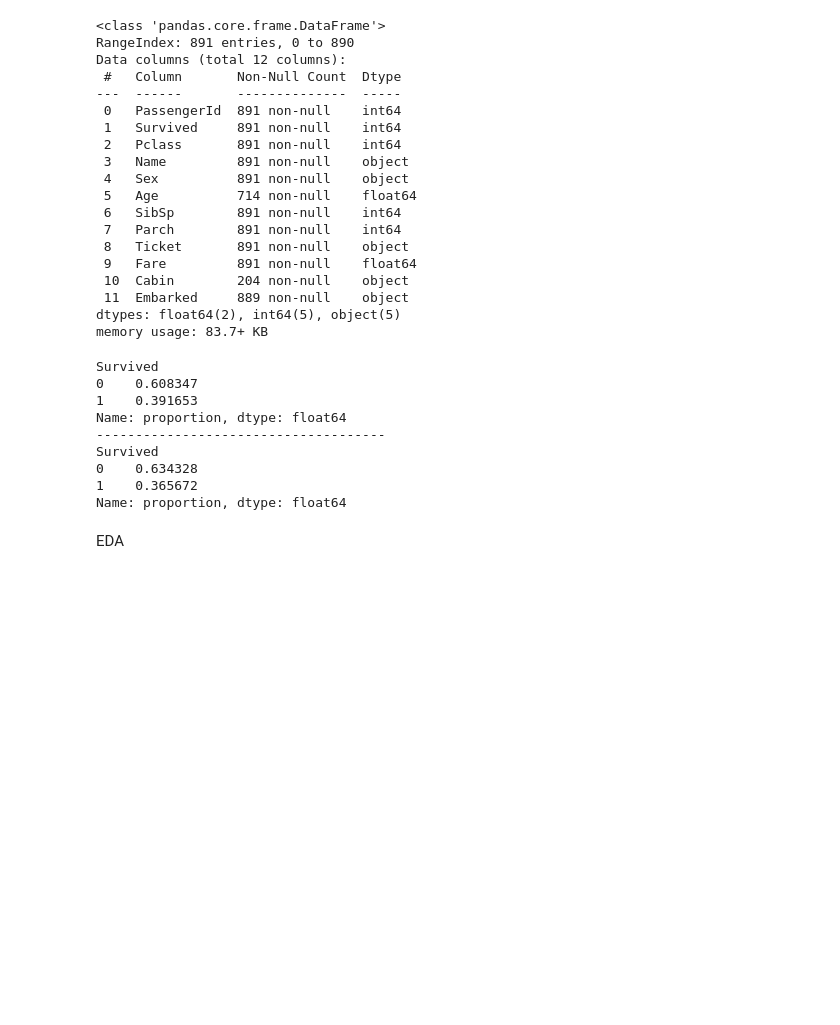
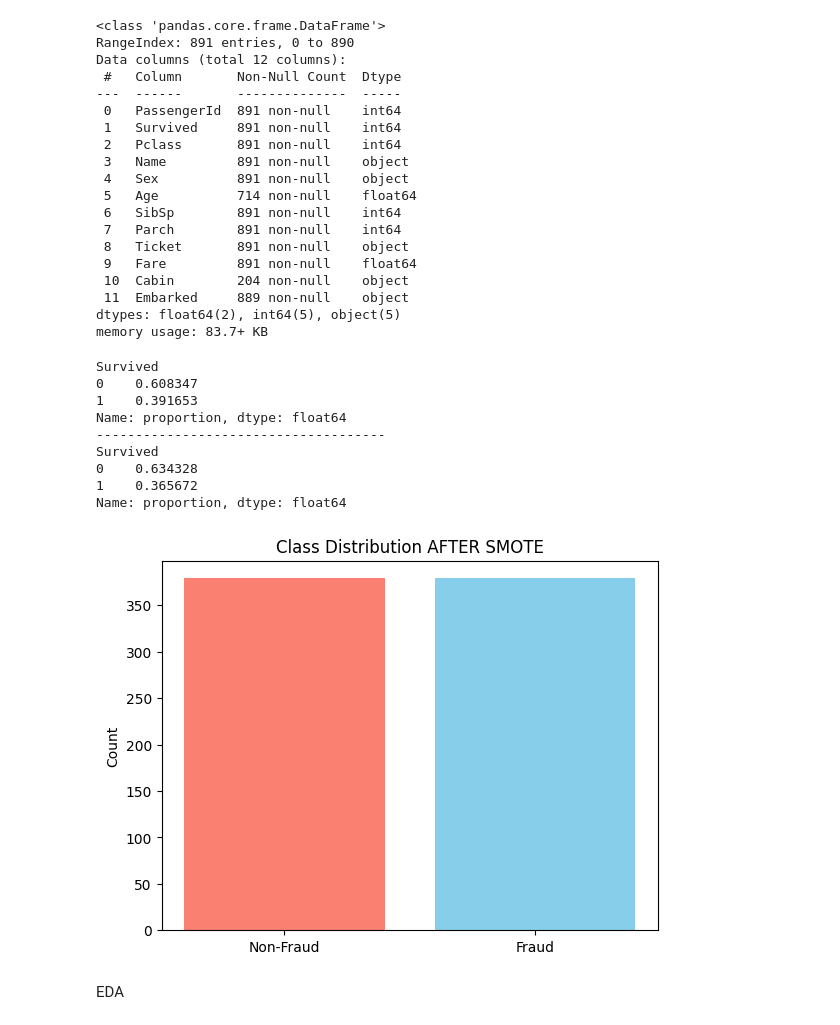
Before and after one commit to indrap23/PJJDA, a Jupyter notebook: Latihan_Titanic.ipynb, the cells around one changed output. Cells and saved outputs as stored; diff of their text form; code cells hidden in the pictures; blank space fills up the shorter version.

```diff
--- a/Latihan_Titanic.ipynb
+++ b/Latihan_Titanic.ipynb
@@ -101,6 +101,19 @@ Survived
 0    0.634328
 1    0.365672
 Name: proportion, dtype: float64
+# %%
+from imblearn.over_sampling import SMOTE
+smote = SMOTE(sampling_strategy='minority', random_state=42)
+X_train_sm, y_train_sm = smote.fit_resample(X_train, y_train)
+
+plt.bar(y_train_sm.value_counts().index, y_train_sm.value_counts().values,
+        color=['skyblue','salmon'])
+plt.xticks([0,1], ['Non-Fraud', 'Fraud'])
+plt.ylabel("Count")
+plt.title("Class Distribution AFTER SMOTE")
+plt.show()
+# %% [output]
+[figure, added]
 # %% [markdown]
 EDA
 # %%
```
Also changed, not shown: parts of 6 cells of this notebook.
